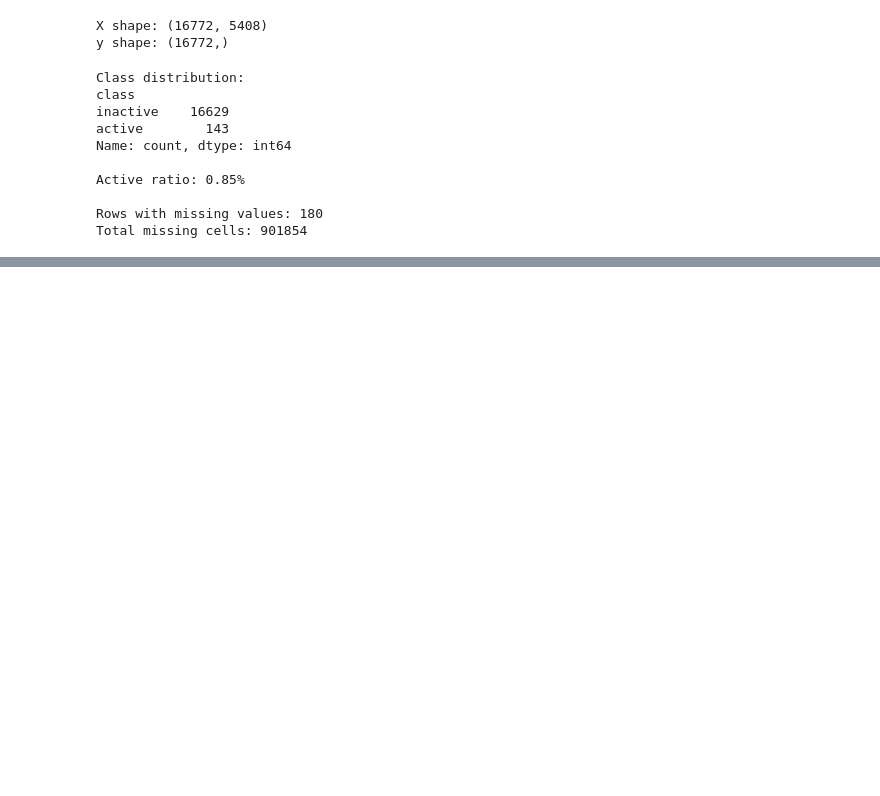
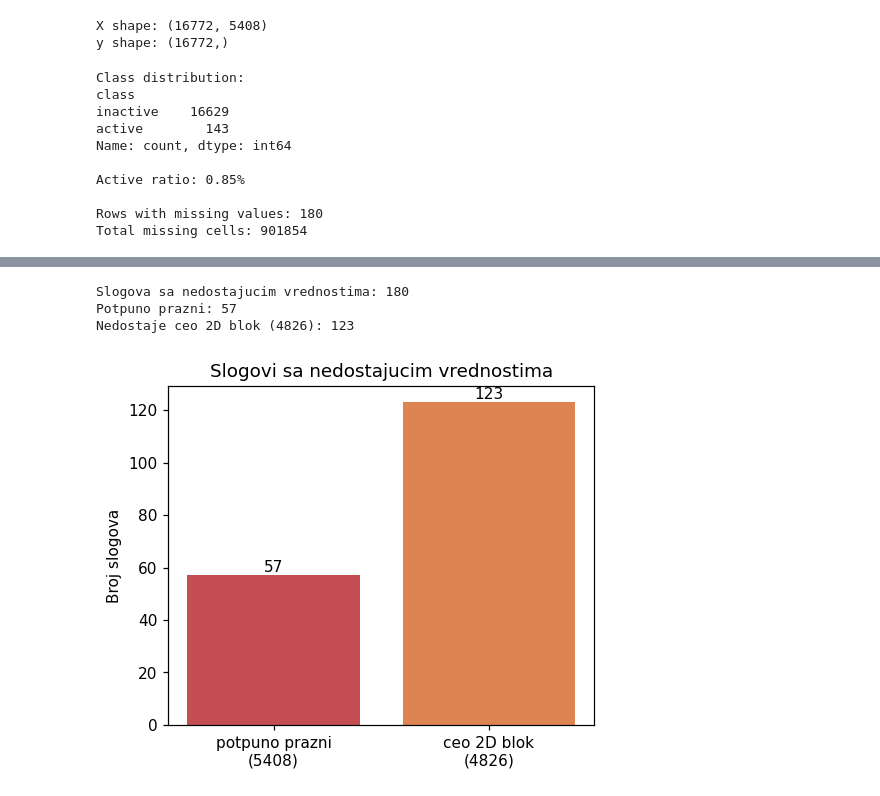
Before and after one commit to uroskovacevic02/p53-mutants, a Jupyter notebook: p53_classification.ipynb, the cells around one changed output, grey strips where cells are left out. Cells and saved outputs as stored; diff of their text form; code cells hidden in the pictures; blank space fills up the shorter version.

```diff
--- a/p53_classification.ipynb
+++ b/p53_classification.ipynb
@@ -67,0 +98,23 @@ Total missing cells: 901854
+# %%
+affected = missing_per_row[missing_per_row > 0]
+fully = int((affected == N_FEATURES).sum())
+block_2d = int((affected == 4826).sum())
+
+print("Slogova sa nedostajucim vrednostima:", len(affected))
+print("Potpuno prazni:", fully)
+print("Nedostaje ceo 2D blok (4826):", block_2d)
+
+fig, ax = plt.subplots(figsize=(5, 4))
+ax.bar(["potpuno prazni\n(5408)", "ceo 2D blok\n(4826)"], [fully, block_2d],
+       color=["#c44e52", "#dd8452"])
+for i, v in enumerate([fully, block_2d]):
+    ax.text(i, v, str(v), ha="center", va="bottom")
+ax.set_ylabel("Broj slogova")
+ax.set_title("Slogovi sa nedostajucim vrednostima")
+fig.savefig(FIG_DIR / "missing_values.png", bbox_inches="tight")
+plt.show()
+# %% [output]
+Slogova sa nedostajucim vrednostima: 180
+Potpuno prazni: 57
+Nedostaje ceo 2D blok (4826): 123
+[figure, added]
```
Also changed, not shown: parts of 12 cells of this notebook, 6 other files.
